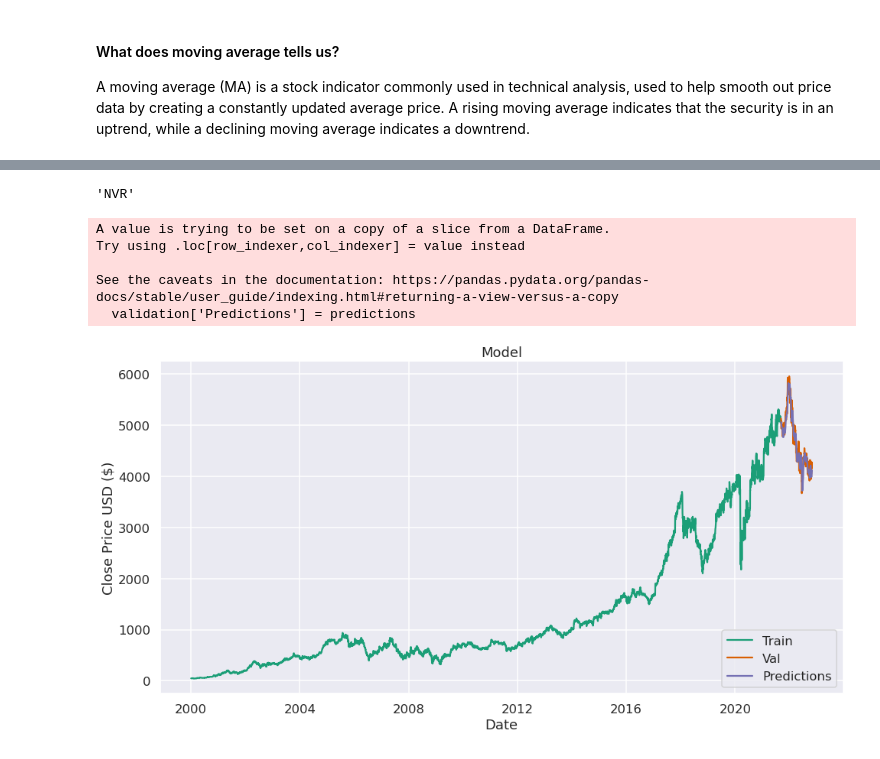
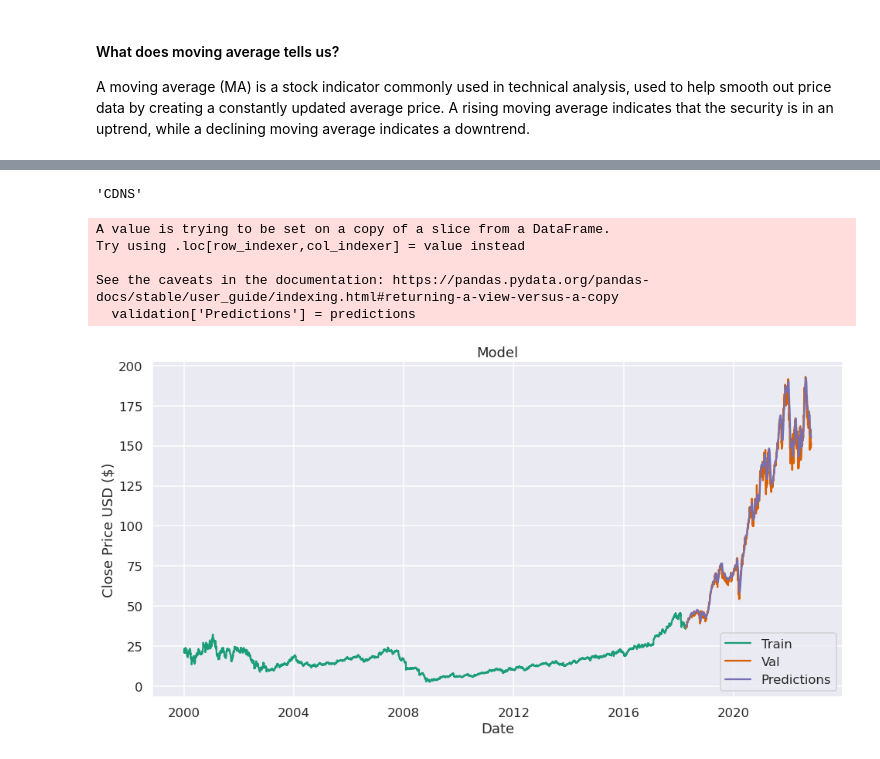
Before and after one commit to Jesus-Almansa/Final_Project_DA, a Jupyter notebook: project.ipynb, the cells around one changed output, grey strips where cells are left out. Drawn from its saved outputs; the diff is of its cells as text; code cells hidden in the pictures.

```diff
--- a/project.ipynb
+++ b/project.ipynb
@@ -179,0 +173,5 @@ DatetimeIndex(['2000-01-03', '2000-01-04', '2000-01-05', '2000-01-06',
+# %%
+MinMaxtransformer = MinMaxScaler().fit(close) # Only run once
+# Ahora habría que llamar a la función
+# %%
+X_train_num_scaled = EscaladorMinMax(close, MinMaxtransformer)
@@ -190,6 +192,6 @@ def random_portfolios(data):
         list_of_portfolios.append(data[portofolio_aleatorio])
     return list_of_portfolios
 # %%
-list_of_portfolios_close = random_portfolios(close)
+list_of_portfolios_close = random_portfolios(X_train_num_scaled)
 # %%
 list_of_portfolios_volume = random_portfolios(volume)
@@ -440,9 +455,9 @@ DE
 from sklearn.preprocessing import MinMaxScaler
 import math
 
-close_prices = close[best.columns[1]]
+close_prices = close[best.columns[0]]
 values = close_prices.values
-training_data_len = math.ceil(len(values)* 0.95)
+training_data_len = math.ceil(len(values)* 0.8)
 scaler = MinMaxScaler(feature_range=(0,1))
 scaled_data = scaler.fit_transform(values.reshape(-1,1))
 train_data = scaled_data[0: training_data_len, :]
@@ -532,24 +546,24 @@ rmse
 # %%
-best.columns[1]
+best.columns[0]
 # %% [output]
-'NVR'
+'CDNS'
 # %%
-data = close.filter(['NVR'])
+data = close.filter(['CDNS'])
 train = data[:training_data_len]
 validation = data[training_data_len:]
 validation['Predictions'] = predictions
 plt.figure(figsize=(16,8))
 plt.title('Model')
 plt.xlabel('Date')
 plt.ylabel('Close Price USD ($)')
 plt.plot(train)
-plt.plot(validation[['NVR', 'Predictions']])
+plt.plot(validation[['CDNS', 'Predictions']])
 plt.legend(['Train', 'Val', 'Predictions'], loc='lower right')
 plt.show()
 # %% [output]
 A value is trying to be set on a copy of a slice from a DataFrame.
 Try using .loc[row_indexer,col_indexer] = value instead
 
 See the caveats in the documentation: https://pandas.pydata.org/pandas-docs/stable/user_guide/indexing.html#returning-a-view-versus-a-copy
   validation['Predictions'] = predictions
-[figure, old version]
+[figure, new version]
```
Also changed, not shown: parts of 24 cells of this notebook.
